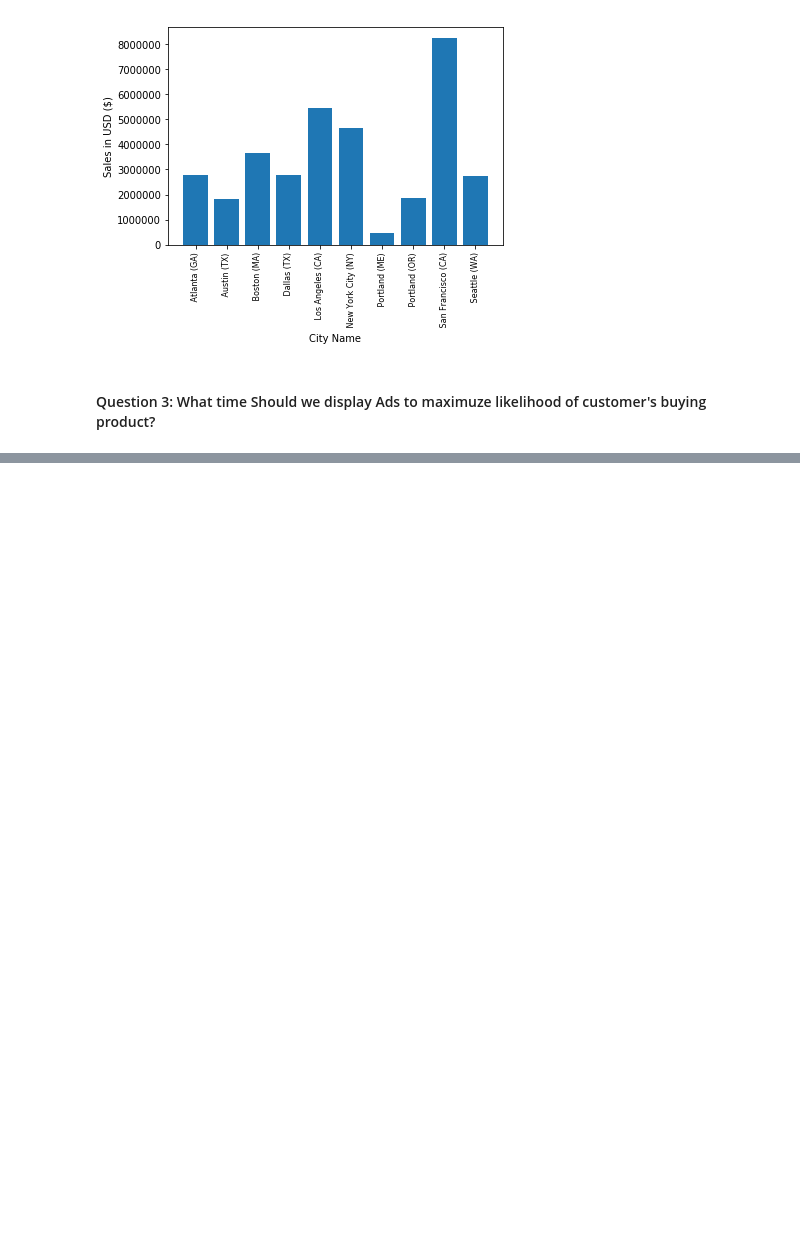
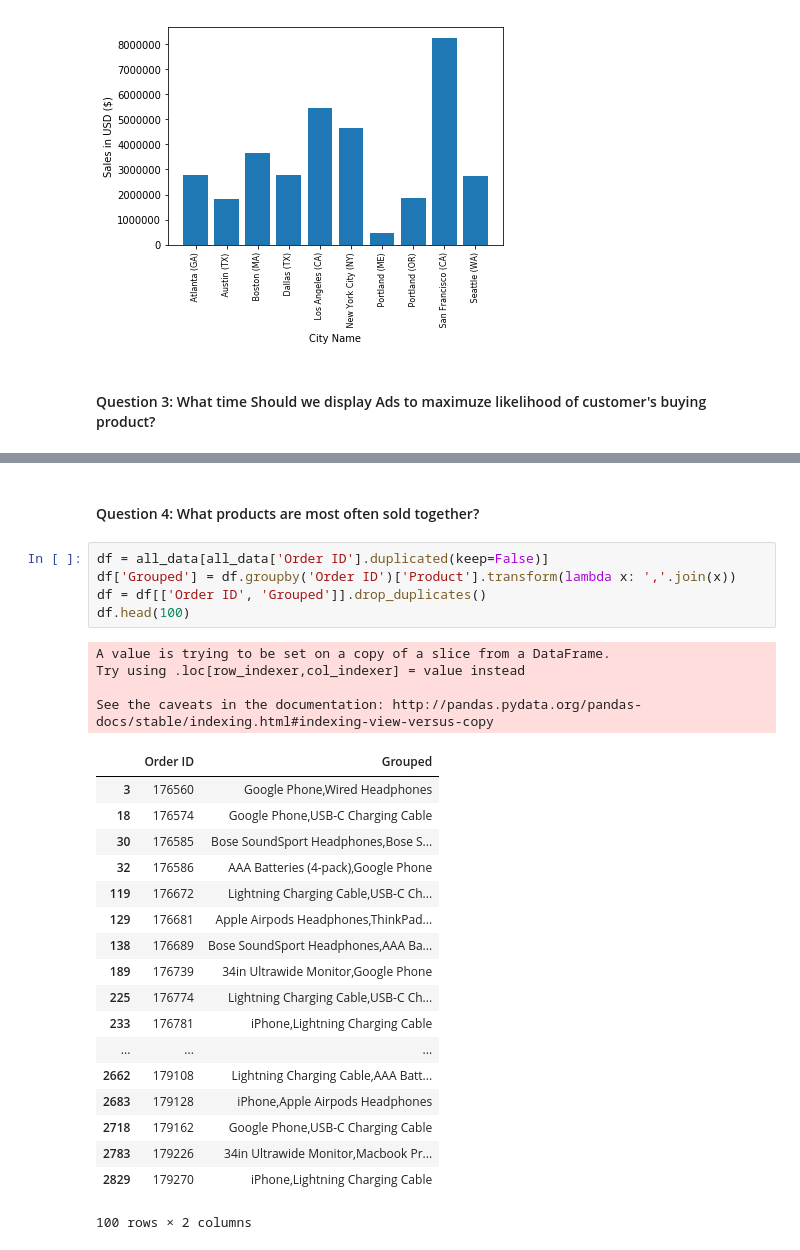
Before and after one commit to KKaranja/Solving-real-world-data-science-task-with-python-pandas, a Jupyter notebook: analysis.ipynb, the cells around one changed output, grey strips where cells are left out. Saved outputs shown, nothing was run; the diff lists cells and outputs as text; blank space fills up the shorter version.

```diff
--- a/analysis.ipynb
+++ b/analysis.ipynb
@@ -203,0 +206,30 @@ plt.show()
+# %% [markdown]
+#### Question 4: What products are most often sold together?
+# %%
+df = all_data[all_data['Order ID'].duplicated(keep=False)]
+df['Grouped'] = df.groupby('Order ID')['Product'].transform(lambda x: ','.join(x))
+df = df[['Order ID', 'Grouped']].drop_duplicates()
+df.head(100)
+# %% [output]
+A value is trying to be set on a copy of a slice from a DataFrame.
+Try using .loc[row_indexer,col_indexer] = value instead
+
+See the caveats in the documentation: http://pandas.pydata.org/pandas-docs/stable/indexing.html#indexing-view-versus-copy
+|  | Order ID | Grouped |
+| 3 | 176560 | Google Phone,Wired Headphones |
+| 18 | 176574 | Google Phone,USB-C Charging Cable |
+| 30 | 176585 | Bose SoundSport Headphones,Bose S... |
+| 32 | 176586 | AAA Batteries (4-pack),Google Phone |
+| 119 | 176672 | Lightning Charging Cable,USB-C Ch... |
+| 129 | 176681 | Apple Airpods Headphones,ThinkPad... |
+| 138 | 176689 | Bose SoundSport Headphones,AAA Ba... |
+| 189 | 176739 | 34in Ultrawide Monitor,Google Phone |
+| 225 | 176774 | Lightning Charging Cable,USB-C Ch... |
+| 233 | 176781 | iPhone,Lightning Charging Cable |
+| ... | ... | ... |
+| 2662 | 179108 | Lightning Charging Cable,AAA Batt... |
+| 2683 | 179128 | iPhone,Apple Airpods Headphones |
+| 2718 | 179162 | Google Phone,USB-C Charging Cable |
+| 2783 | 179226 | 34in Ultrawide Monitor,Macbook Pr... |
+| 2829 | 179270 | iPhone,Lightning Charging Cable |
+100 rows × 2 columns
```
Also changed, not shown: parts of 6 cells of this notebook.
